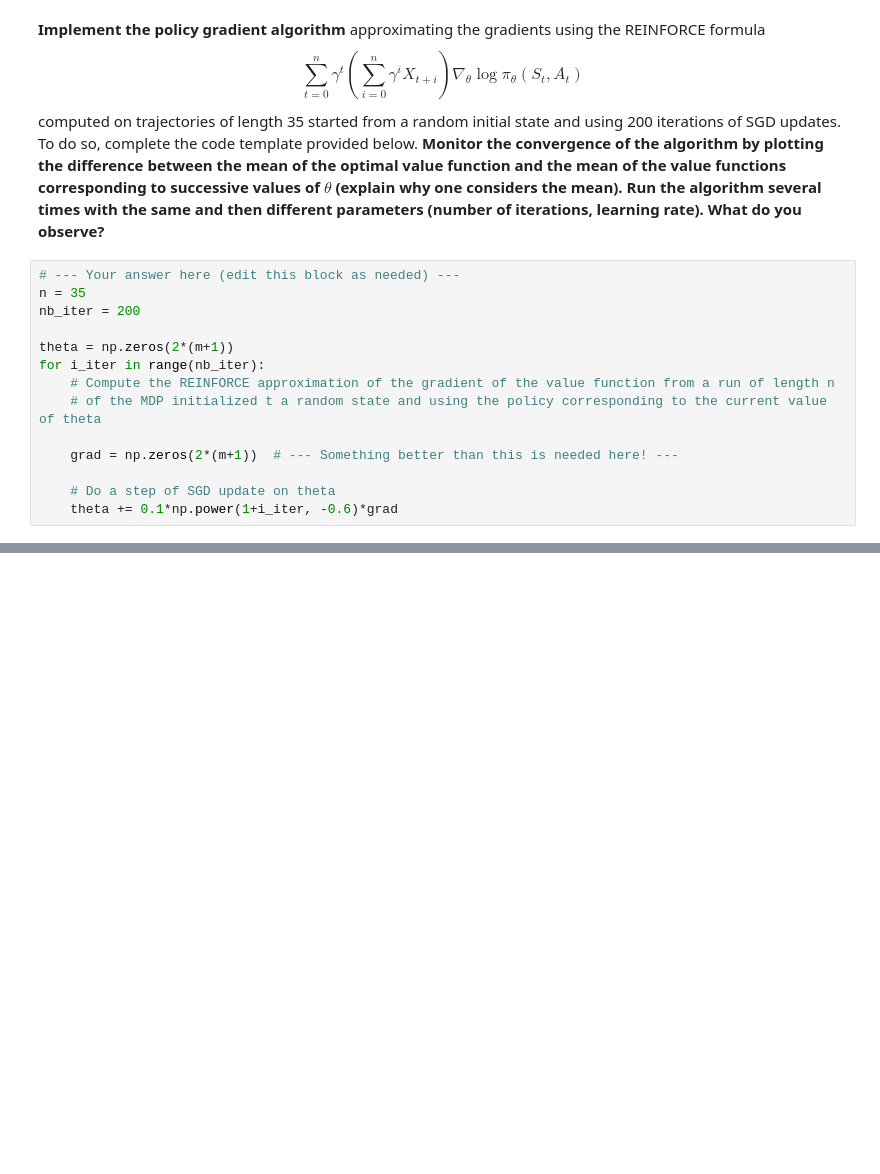
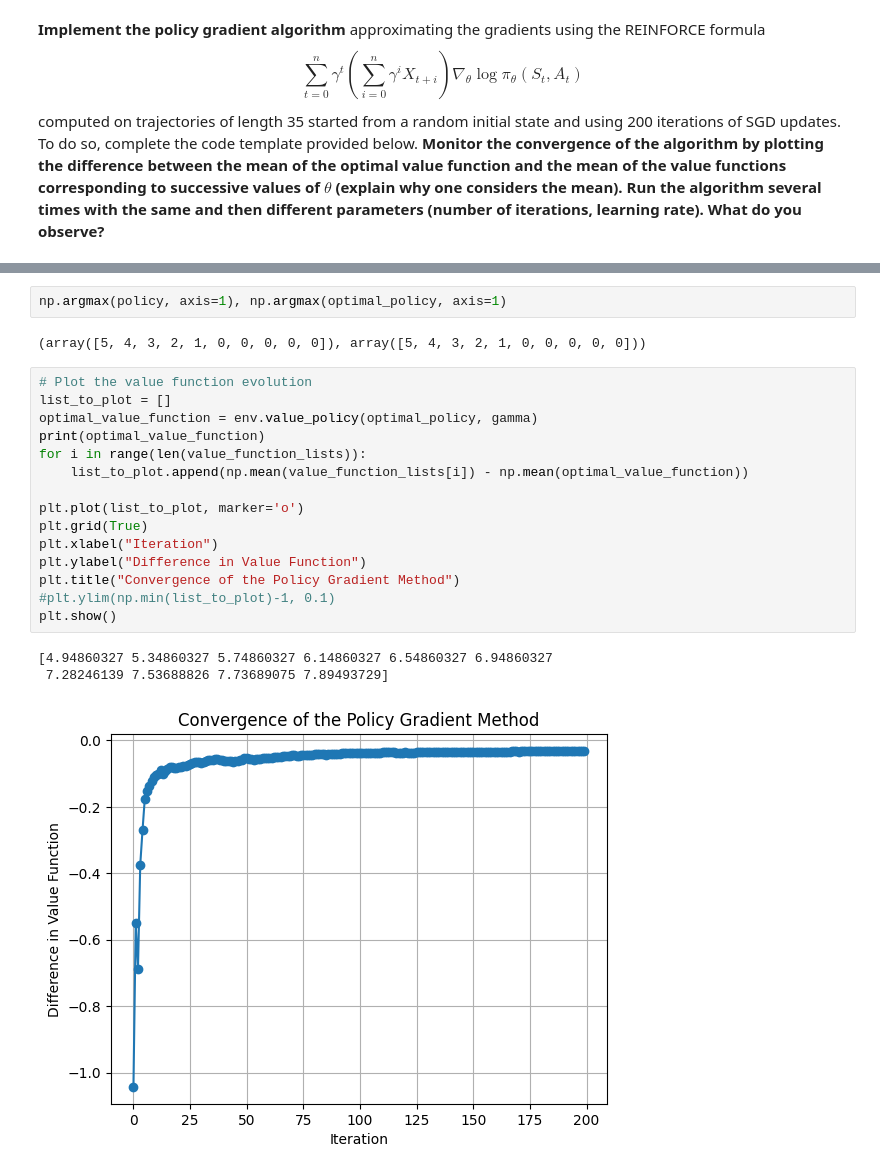
Before and after one commit to constantbourdrez/RL_homework, a Jupyter notebook: Constant-Bourdrez-retail_store.ipynb, the cells around one changed output, grey strips where cells are left out. Drawn from its saved outputs; the diff is of its cells as text; blank space fills up the shorter version.

```diff
--- a/Constant-Bourdrez-retail_store.ipynb
+++ b/Constant-Bourdrez-retail_store.ipynb
@@ -475,17 +470,3 @@ $$
   \sum_{t=0}^{n} \gamma^t \left(\sum_{i=0}^{n} \gamma^i X_{t+i} \right) \nabla_\theta \log \pi_\theta(S_t, A_t)
 $$
 computed on trajectories of length 35 started from a random initial state and using 200 iterations of SGD updates. To do so, complete the code template provided below. **Monitor the convergence of the algorithm by plotting the difference between the mean of the optimal value function and the mean of the value functions corresponding to successive values of $\theta$ (explain why one considers the mean). Run the algorithm several times with the same and then different parameters (number of iterations, learning rate). What do you observe?**
-# %%
-# --- Your answer here (edit this block as needed) ---
-n = 35
-nb_iter = 200
-
-theta = np.zeros(2*(m+1))
-for i_iter in range(nb_iter):
-    # Compute the REINFORCE approximation of the gradient of the value function from a run of length n
-    # of the MDP initialized t a random state and using the policy corresponding to the current value of theta
-
-    grad = np.zeros(2*(m+1))  # --- Something better than this is needed here! ---
-
-    # Do a step of SGD update on theta
-    theta += 0.1*np.power(1+i_iter, -0.6)*grad
@@ -491,0 +528,23 @@ for i_iter in range(nb_iter):
+# %%
+np.argmax(policy, axis=1), np.argmax(optimal_policy, axis=1)
+# %% [output]
+(array([5, 4, 3, 2, 1, 0, 0, 0, 0, 0]), array([5, 4, 3, 2, 1, 0, 0, 0, 0, 0]))
+# %%
+# Plot the value function evolution
+list_to_plot = []
+optimal_value_function = env.value_policy(optimal_policy, gamma)
+print(optimal_value_function)
+for i in range(len(value_function_lists)):
+    list_to_plot.append(np.mean(value_function_lists[i]) - np.mean(optimal_value_function))
+
+plt.plot(list_to_plot, marker='o')
+plt.grid(True)
+plt.xlabel("Iteration")
+plt.ylabel("Difference in Value Function")
+plt.title("Convergence of the Policy Gradient Method")
+#plt.ylim(np.min(list_to_plot)-1, 0.1)
+plt.show()
+# %% [output]
+[4.94860327 5.34860327 5.74860327 6.14860327 6.54860327 6.94860327
+ 7.28246139 7.53688826 7.73689075 7.89493729]
+[figure, added]
```
Also changed, not shown: parts of 8 cells of this notebook.
